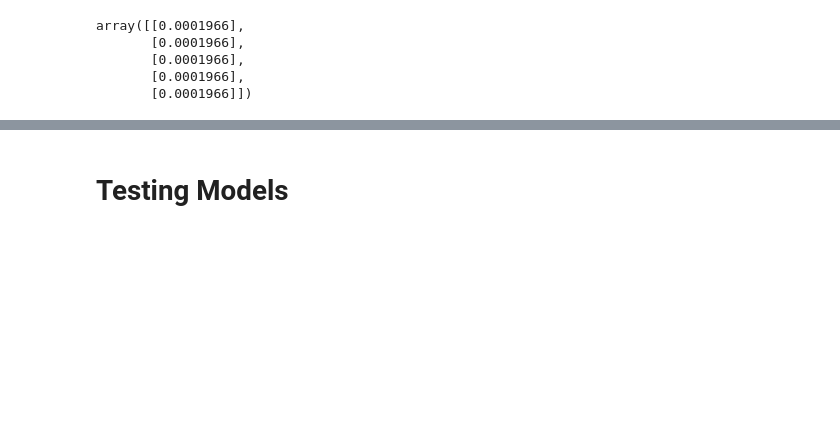
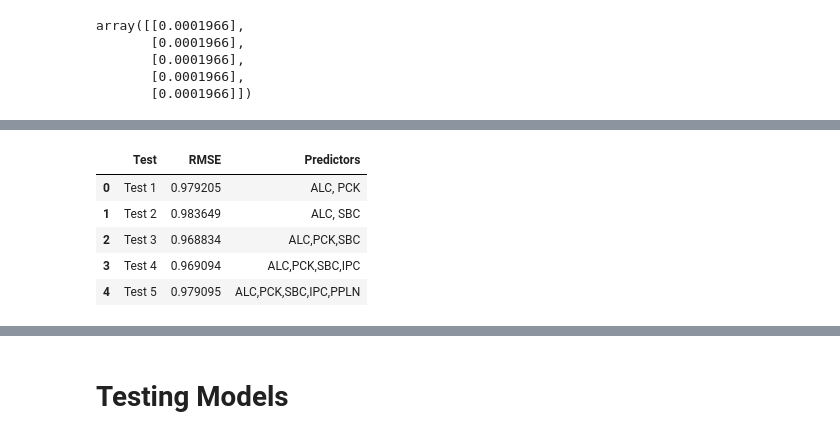
Before and after one commit to juliandavis7/401_Project1, a Jupyter notebook: compare_models.ipynb, the cells around one changed output, grey strips where cells are left out. Saved outputs shown, nothing was run; the diff lists cells and outputs as text; code cells hidden in the pictures; blank space fills up the shorter version.

Commit message:
new tests

```diff
--- a/compare_models.ipynb
+++ b/compare_models.ipynb
@@ -169,0 +315,13 @@ array([[0.0001966],
+# %%
+# 4 predictor: Alcohol Type , pack, state bottle cost, income per capita
+df_test = df[["Pack","State Bottle Cost","Income Per Capita","Consolidated_Brandy","Consolidated_Gin","Consolidated_Rum",
+              "Consolidated_Schnapps","Consolidated_Tequila","Consolidated_Vodka","Consolidated_Whiskey",
+              "Volume Sold (Gallons) Per Capita"]]
+df_test = standardize(df_test)
+response = "Volume Sold (Gallons) Per Capita"
+folds = k_fold(5,df_test)
+out = cv(folds, response)
+print("test errors:", out[0])
+print("     ")
+print("rmse:", out[1])
+four_pr1 = out[1]
@@ -169,0 +334,13 @@ array([[0.0001966],
+# %%
+# 5 predictor: Alcohol Type , pack, state bottle cost, income per capita
+df_test = df[["Pack","State Bottle Cost","Income Per Capita","Consolidated_Brandy","Consolidated_Gin","Consolidated_Rum",
+              "Consolidated_Schnapps","Consolidated_Tequila","Consolidated_Vodka","Consolidated_Whiskey",
+              "Population","Volume Sold (Gallons) Per Capita"]]
+df_test = standardize(df_test)
+response = "Volume Sold (Gallons) Per Capita"
+folds = k_fold(5,df_test)
+out = cv(folds, response)
+print("test errors:", out[0])
+print("     ")
+print("rmse:", out[1])
+five_pr = out[1]
@@ -169,0 +363,17 @@ array([[0.0001966],
+# %%
+data = {"Test":["Test 1", "Test 2", "Test 3", "Test 4", "Test 5"],
+       "RMSE": [two_pr1, two_pr2, three_pr1, four_pr1, five_pr],
+       "Predictors": ["ALC, PCK",
+                     "ALC, SBC",
+                     "ALC,PCK,SBC",
+                     "ALC,PCK,SBC,IPC",
+                     "ALC,PCK,SBC,IPC,PPLN"],}
+models = pd.DataFrame(data, columns = ["Test", "RMSE", "Predictors"])
+models
+# %% [output]
+|  | Test | RMSE | Predictors |
+| 0 | Test 1 | 0.979205 | ALC, PCK |
+| 1 | Test 2 | 0.983649 | ALC, SBC |
+| 2 | Test 3 | 0.968834 | ALC,PCK,SBC |
+| 3 | Test 4 | 0.969094 | ALC,PCK,SBC,IPC |
+| 4 | Test 5 | 0.979095 | ALC,PCK,SBC,IPC,PPLN |
```
Also changed, not shown: parts of 53 cells of this notebook.
